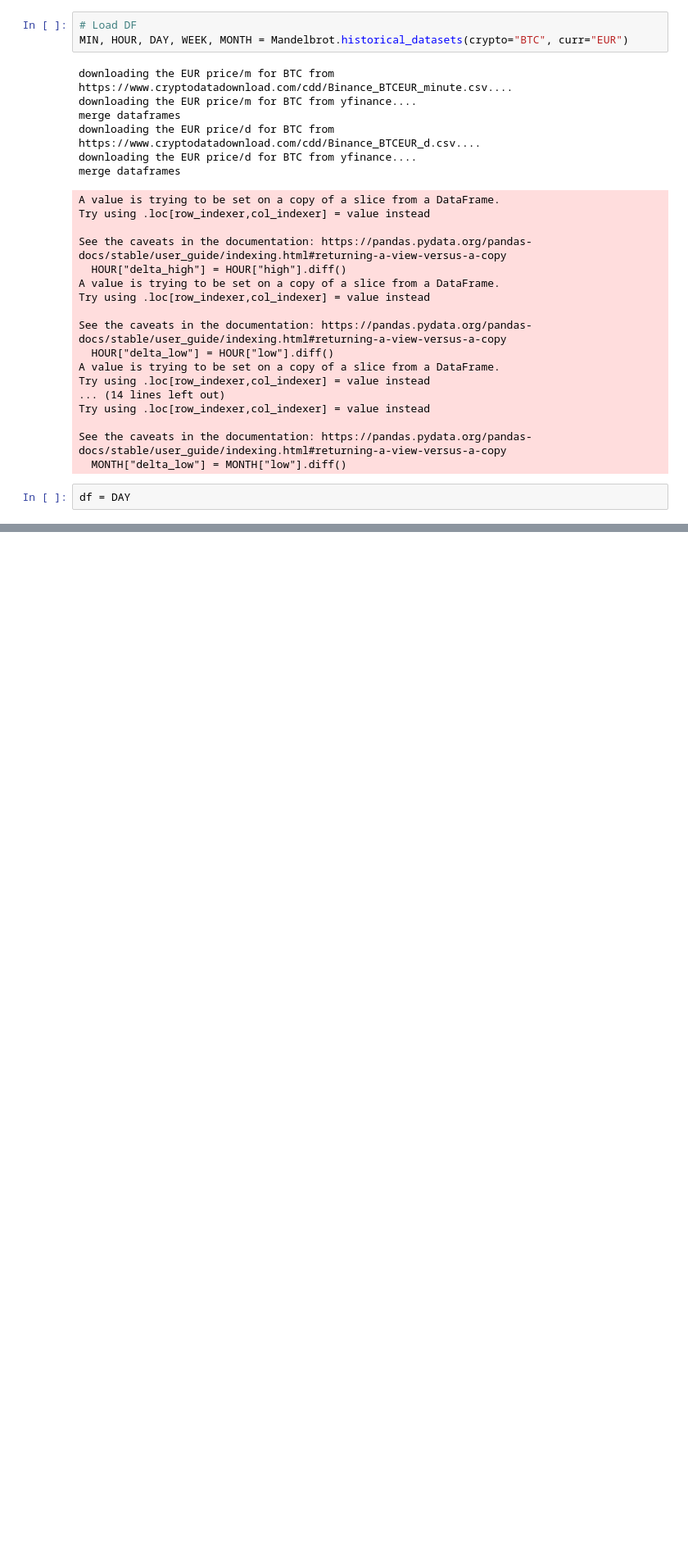
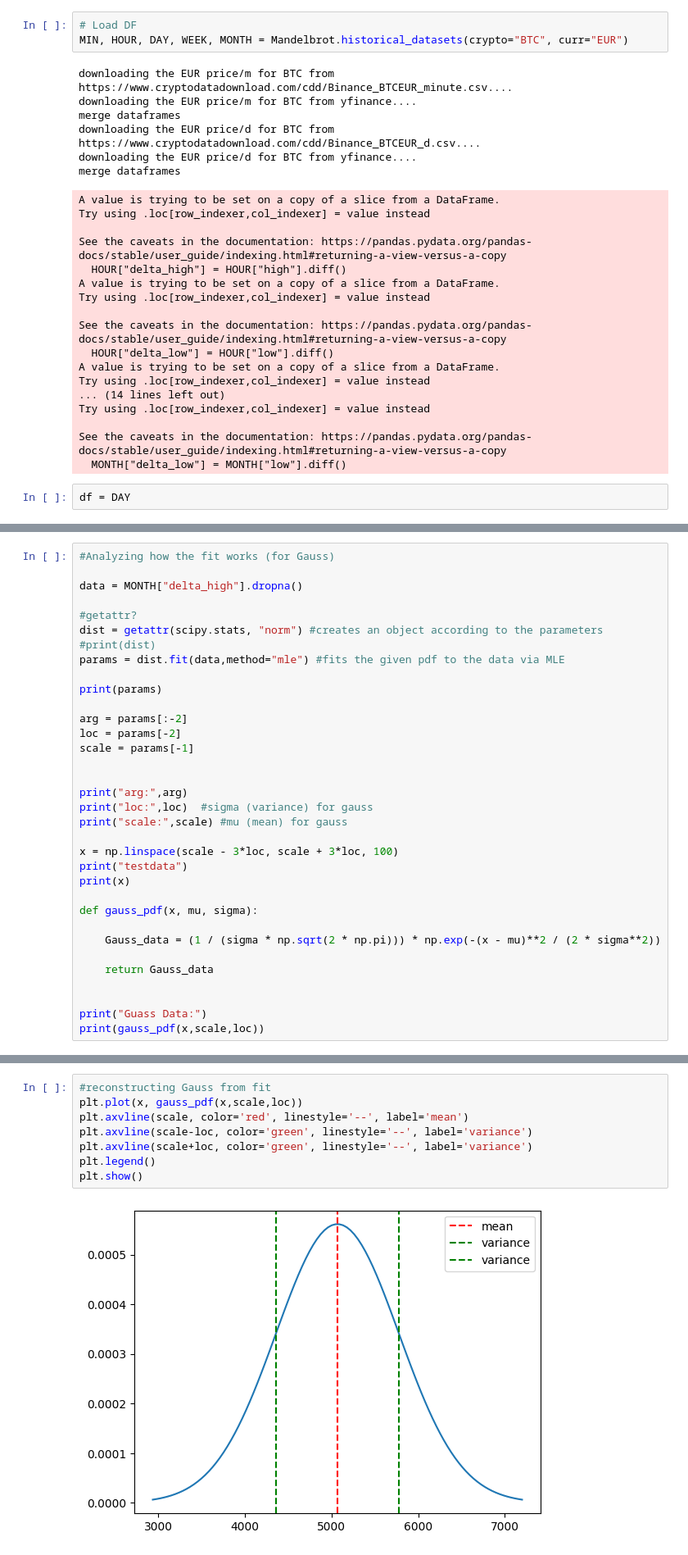
Before and after one commit to weberkry/MOM_Crypto_Bot, a Jupyter notebook: agent/Mandelbrot analsysis testing.ipynb, the cells around one changed output, grey strips where cells are left out. Shown at 82% size. Saved outputs shown, nothing was run; the diff lists cells and outputs as text; blank space fills up the shorter version.

```diff
--- a/agent/Mandelbrot analsysis testing.ipynb
+++ b/agent/Mandelbrot analsysis testing.ipynb
@@ -129,0 +169,34 @@ print(distdict)
+# %%
+#Analyzing how the fit works (for Gauss)
+
+data = MONTH["delta_high"].dropna()
+
+#getattr?
+dist = getattr(scipy.stats, "norm") #creates an object according to the parameters
+#print(dist)
+params = dist.fit(data,method="mle") #fits the given pdf to the data via MLE
+
+print(params)
+
+arg = params[:-2]
+loc = params[-2]
+scale = params[-1]
+
+
+print("arg:",arg)
+print("loc:",loc)  #sigma (variance) for gauss
+print("scale:",scale) #mu (mean) for gauss
+
+x = np.linspace(scale - 3*loc, scale + 3*loc, 100)
+print("testdata")
+print(x)
+
+def gauss_pdf(x, mu, sigma):
+
+    Gauss_data = (1 / (sigma * np.sqrt(2 * np.pi))) * np.exp(-(x - mu)**2 / (2 * sigma**2))
+
+    return Gauss_data
+
+
+print("Guass Data:")
+print(gauss_pdf(x,scale,loc))
@@ -129,0 +221,10 @@ print(distdict)
+# %%
+#reconstructing Gauss from fit
+plt.plot(x, gauss_pdf(x,scale,loc))
+plt.axvline(scale, color='red', linestyle='--', label='mean')
+plt.axvline(scale-loc, color='green', linestyle='--', label='variance')
+plt.axvline(scale+loc, color='green', linestyle='--', label='variance')
+plt.legend()
+plt.show()
+# %% [output]
+[figure, added]
```
Also changed, not shown: parts of 15 cells of this notebook, 1 other file.
